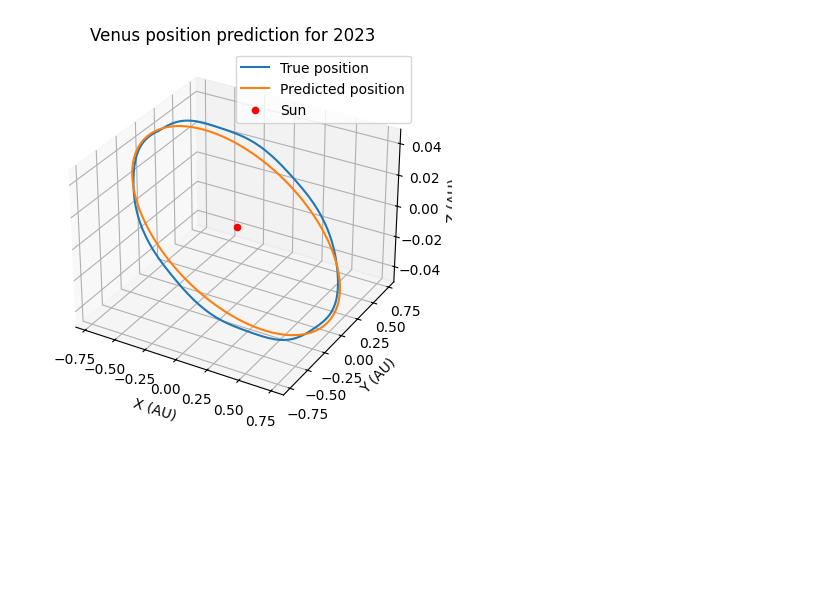
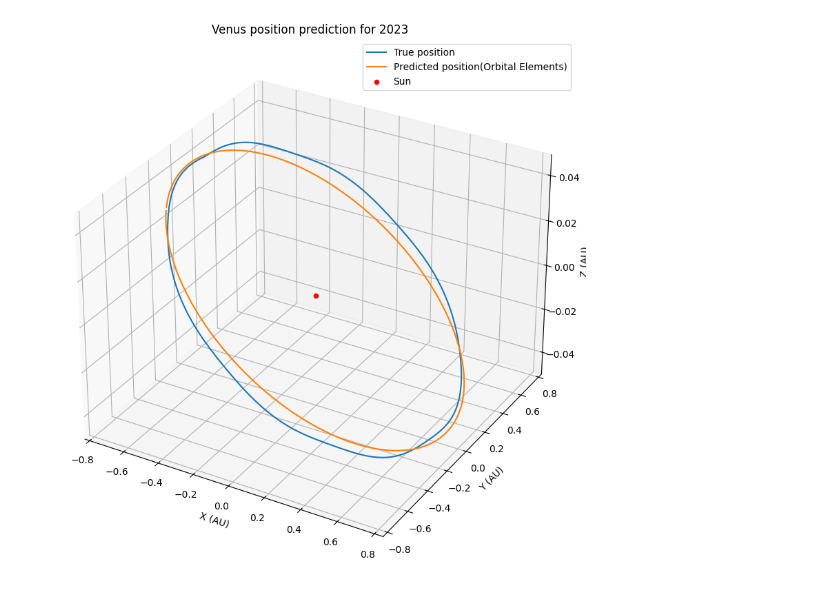
Before and after one commit to kvv1618/NumericalComputations, a Jupyter notebook: Project/plot_results.ipynb, the cells around one changed output. Drawn from its saved outputs; the diff is of its cells as text; code cells hidden in the pictures; blank space fills up the shorter version.

```diff
--- a/Project/plot_results.ipynb
+++ b/Project/plot_results.ipynb
@@ -25,15 +61,15 @@ pred_coordinates = pred_coordinates / 149597870.7
 # %%
 #plot both the target and the prediction
-fig = plt.figure()
+fig = plt.figure(figsize=(10, 10))
 ax = fig.add_subplot(111, projection='3d')
 ax.plot(target_coordinates[:,0], target_coordinates[:,1], target_coordinates[:,2], label='True position')
-ax.plot(pred_coordinates[:,0], pred_coordinates[:,1], pred_coordinates[:,2], label='Predicted position')
+ax.plot(pred_coordinates[:,0], pred_coordinates[:,1], pred_coordinates[:,2], label='Predicted position(Orbital Elements)')
 ax.scatter(0, 0, 0, c='red', label='Sun')
 ax.set_xlabel('X (AU)')
 ax.set_ylabel('Y (AU)')
 ax.set_zlabel('Z (AU)')
 ax.set_title('Venus position prediction for 2023')
 ax.legend()
 plt.show()
 # %% [output]
-[figure, old version]
+[figure, new version]
```
Also changed, not shown: parts of 3 cells of this notebook, 3 other files.
